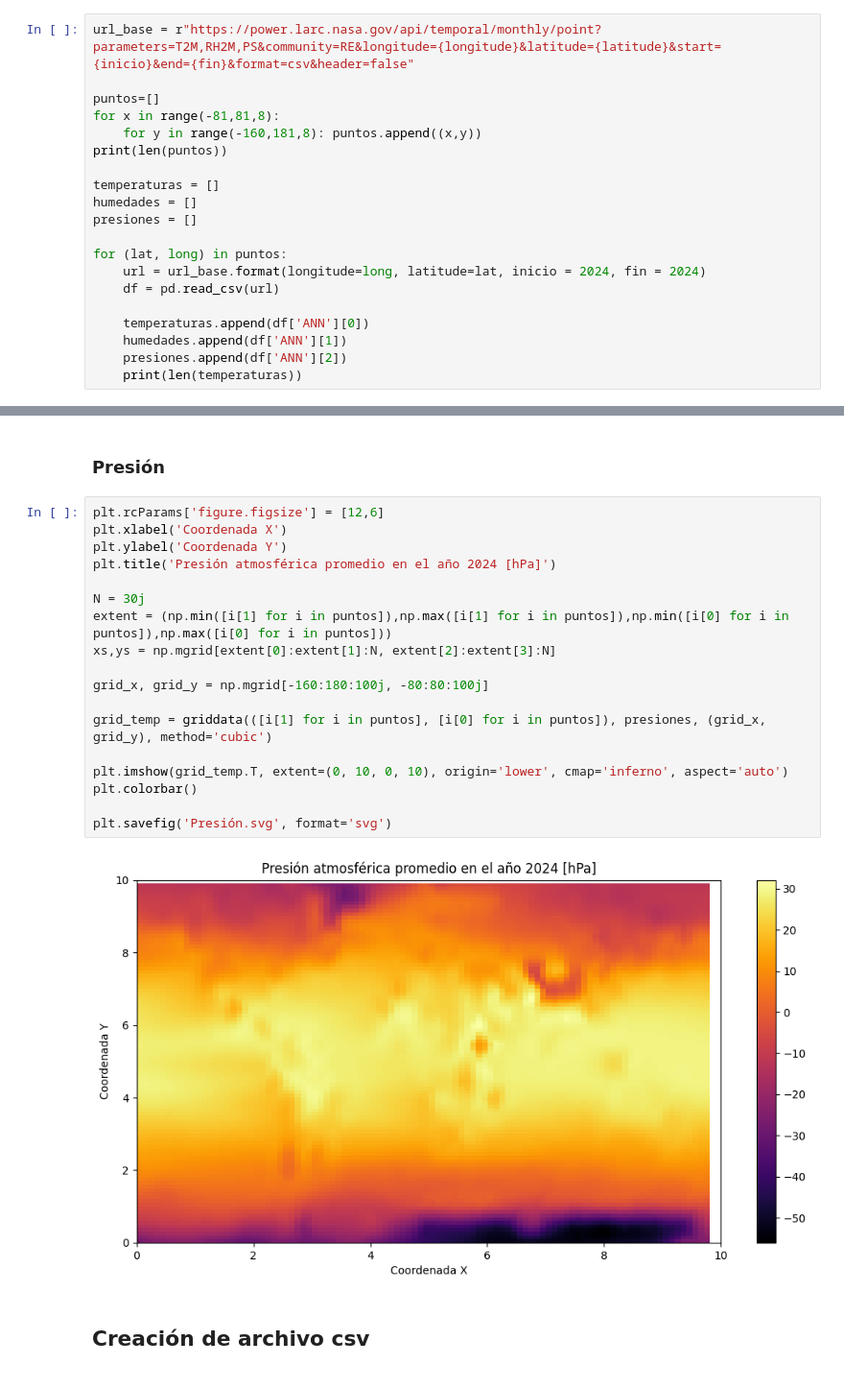
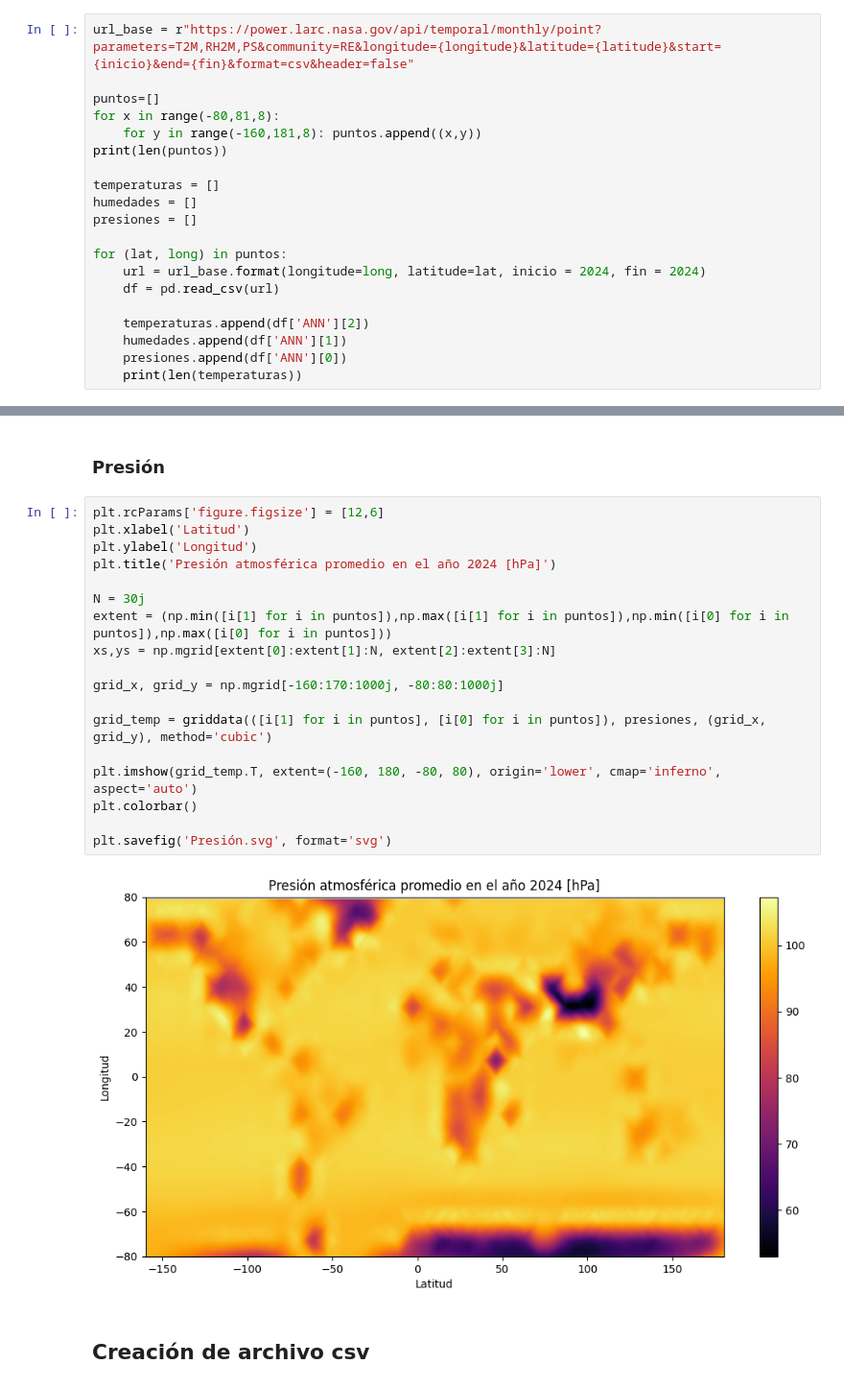
Before and after one commit to MartinWilckens/Coiponautas, a Jupyter notebook: recopilación_datos.ipynb, the cells around one changed output, grey strips where cells are left out. Shown at 96% size. Cells and saved outputs as stored; diff of their text form.

```diff
--- a/recopilación_datos.ipynb
+++ b/recopilación_datos.ipynb
@@ -17,7 +17,7 @@ Se recopilan datos de la API de NASA POWER:
 url_base = r"https://power.larc.nasa.gov/api/temporal/monthly/point?parameters=T2M,RH2M,PS&community=RE&longitude={longitude}&latitude={latitude}&start={inicio}&end={fin}&format=csv&header=false"
 
 puntos=[]
-for x in range(-81,81,8):
+for x in range(-80,81,8):
     for y in range(-160,181,8): puntos.append((x,y))
 print(len(puntos))
 
@@ -29,9 +29,9 @@ for (lat, long) in puntos:
     url = url_base.format(longitude=long, latitude=lat, inicio = 2024, fin = 2024)
     df = pd.read_csv(url)
 
-    temperaturas.append(df['ANN'][0])
+    temperaturas.append(df['ANN'][2])
     humedades.append(df['ANN'][1])
-    presiones.append(df['ANN'][2])
+    presiones.append(df['ANN'][0])
     print(len(temperaturas))
 # %% [output]
 903
@@ -103,24 +103,24 @@ plt.savefig('Humedad.svg', format='svg')
 ### Presión
 # %%
 plt.rcParams['figure.figsize'] = [12,6]
-plt.xlabel('Coordenada X')
-plt.ylabel('Coordenada Y')
+plt.xlabel('Latitud')
+plt.ylabel('Longitud')
 plt.title('Presión atmosférica promedio en el año 2024 [hPa]')
 
 N = 30j
 extent = (np.min([i[1] for i in puntos]),np.max([i[1] for i in puntos]),np.min([i[0] for i in puntos]),np.max([i[0] for i in puntos]))
 xs,ys = np.mgrid[extent[0]:extent[1]:N, extent[2]:extent[3]:N]
 
-grid_x, grid_y = np.mgrid[-160:180:100j, -80:80:100j]
+grid_x, grid_y = np.mgrid[-160:170:1000j, -80:80:1000j]
 
 grid_temp = griddata(([i[1] for i in puntos], [i[0] for i in puntos]), presiones, (grid_x, grid_y), method='cubic')
 
-plt.imshow(grid_temp.T, extent=(0, 10, 0, 10), origin='lower', cmap='inferno', aspect='auto')
+plt.imshow(grid_temp.T, extent=(-160, 180, -80, 80), origin='lower', cmap='inferno', aspect='auto')
 plt.colorbar()
 
 plt.savefig('Presión.svg', format='svg')
 # %% [output]
-[figure, old version]
+[figure, new version]
 # %% [markdown]
 ## Creación de archivo csv
 # %%
```
Also changed, not shown: parts of 2 cells of this notebook, 3 other files.
